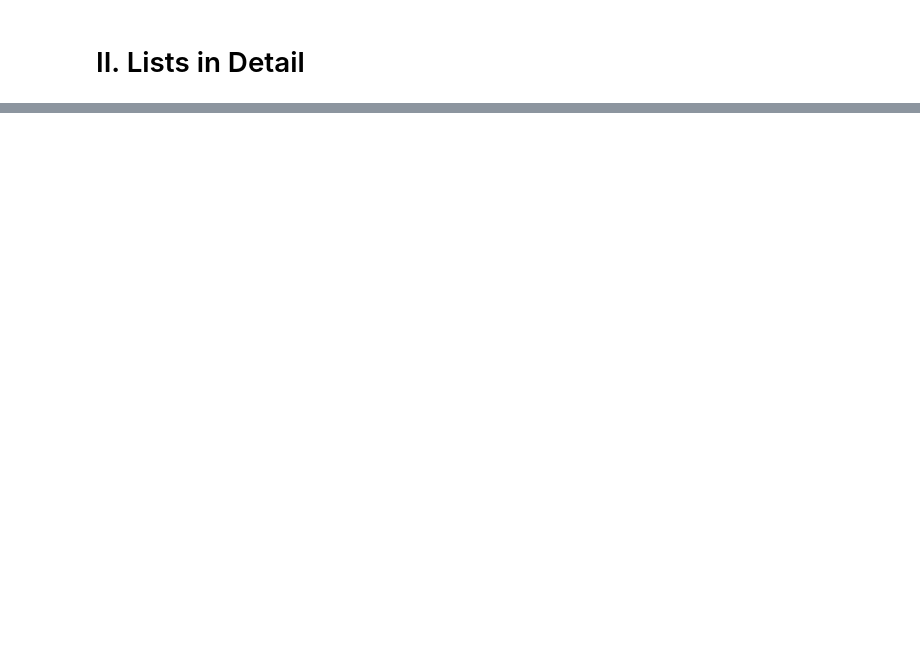
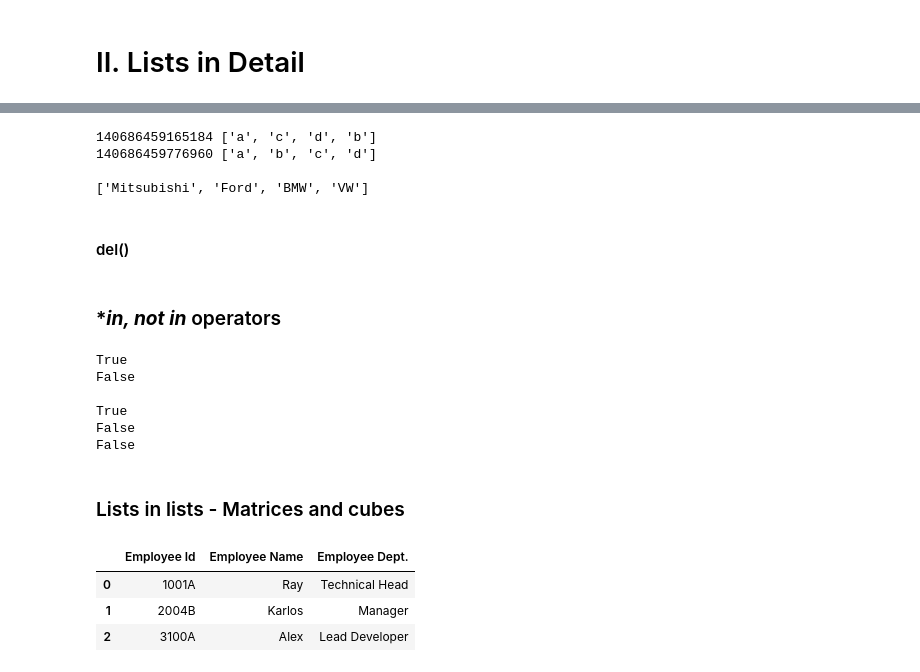
Before and after one commit to julesc00/pandas_essential_training, a Jupyter notebook: Exam_block_2_Data_aggregates.ipynb, the cells around one changed output, grey strips where cells are left out. Cells and saved outputs as stored; diff of their text form; code cells hidden in the pictures; blank space fills up the shorter version.

```diff
--- a/Exam_block_2_Data_aggregates.ipynb
+++ b/Exam_block_2_Data_aggregates.ipynb
@@ -362,0 +464,72 @@ print(sys.getsizeof(arr3))
+# %%
+"""
+sorted()
+    Definition and Usage: Returns a sorted list of the specified iterable object.
+    NOTE: Sorted works with the same data types in the list.
+
+.sort()
+    Definition: Sorts the given list.
+
+    parameters for sorted() and .sort():
+        iterable - Required. The sequence to sort, list, dictionary, tuple etc.
+        key - Optional. A Function to execute to decide the order. Default is None.
+        reverse - Optional. A boolean. False will sort ascending, True will sort descending.
+"""
+# num_lst = [2, False, "two"]
+# srt_lst = sorted(num_lst)  # Error
+num_lst2 = ["a", "c", "d", "b"]
+srt_lst2 = sorted(num_lst2)
+#print(srt_lst)
+print(id(num_lst2), num_lst2)
+num_lst2.sort()
+print(id(srt_lst2), srt_lst2)
+
+print()
+
+# key= and reverse=
+def len_func(e): return len(e)
+cars = ['Ford', 'Mitsubishi', 'BMW', 'VW']
+cars.sort(key=len_func, reverse=True)
+print(cars)
+# %% [output]
+140686459165184 ['a', 'c', 'd', 'b']
+140686459776960 ['a', 'b', 'c', 'd']
+
+['Mitsubishi', 'Ford', 'BMW', 'VW']
+# %% [markdown]
+#### del()
+# %% [markdown]
+### ****in, not in*** operators
+# %%
+# Check wether a value is part of a sequence
+lst_is = [1, 2, 3, 4, 5]
+print(3 in lst_is)
+print(6 in lst_is)
+
+print()
+
+msg = "Hi there mah' people!"
+print("o" in msg)
+print("O" in msg)
+print("x" in msg)
+# %% [output]
+True
+False
+
+True
+False
+False
+# %% [markdown]
+### Lists in lists - Matrices and cubes
+# %%
+import pandas as pd
+
+# Two-dimensional arrays
+two_dim_arr = np.array([['1001A','Ray', 'Technical Head'], ['2004B', 'Karlos' , 'Manager'], ['3100A', 'Alex' , 'Lead Developer']])
+two_dim_arr
+pd.DataFrame(two_dim_arr, columns=["Employee Id", "Employee Name", "Employee Dept."])
+# %% [output]
+|  | Employee Id | Employee Name | Employee Dept. |
+| 0 | 1001A | Ray | Technical Head |
+| 1 | 2004B | Karlos | Manager |
+| 2 | 3100A | Alex | Lead Developer |
```
Also changed, not shown: parts of 47 cells of this notebook, 4 other files.
